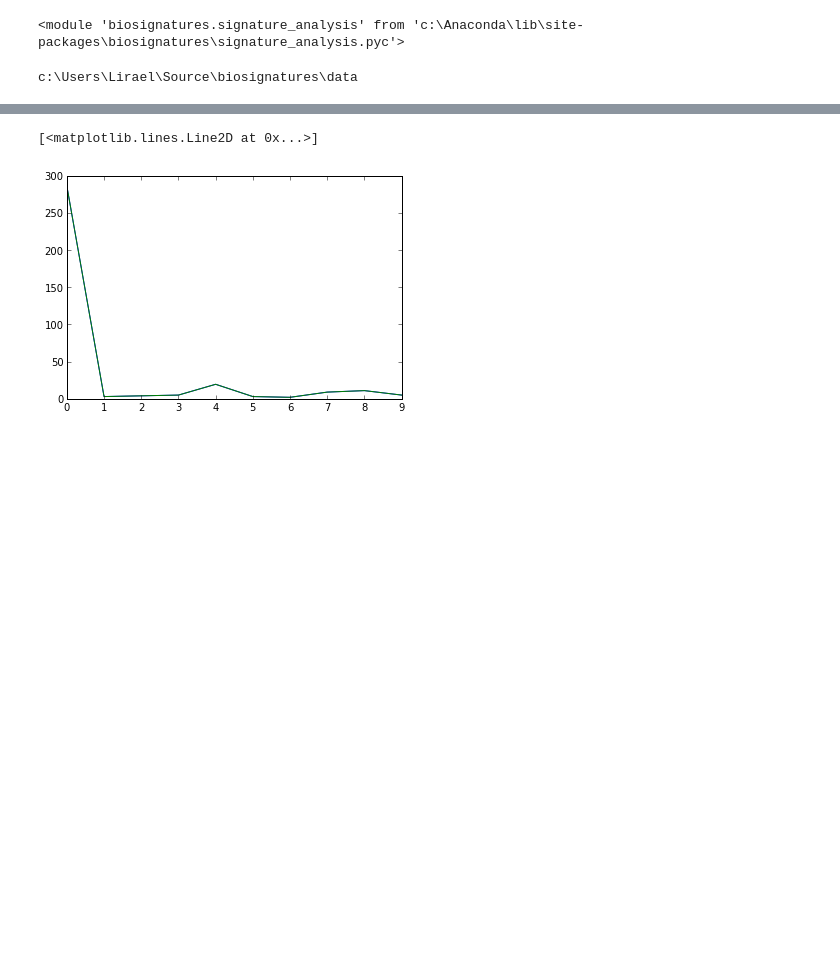
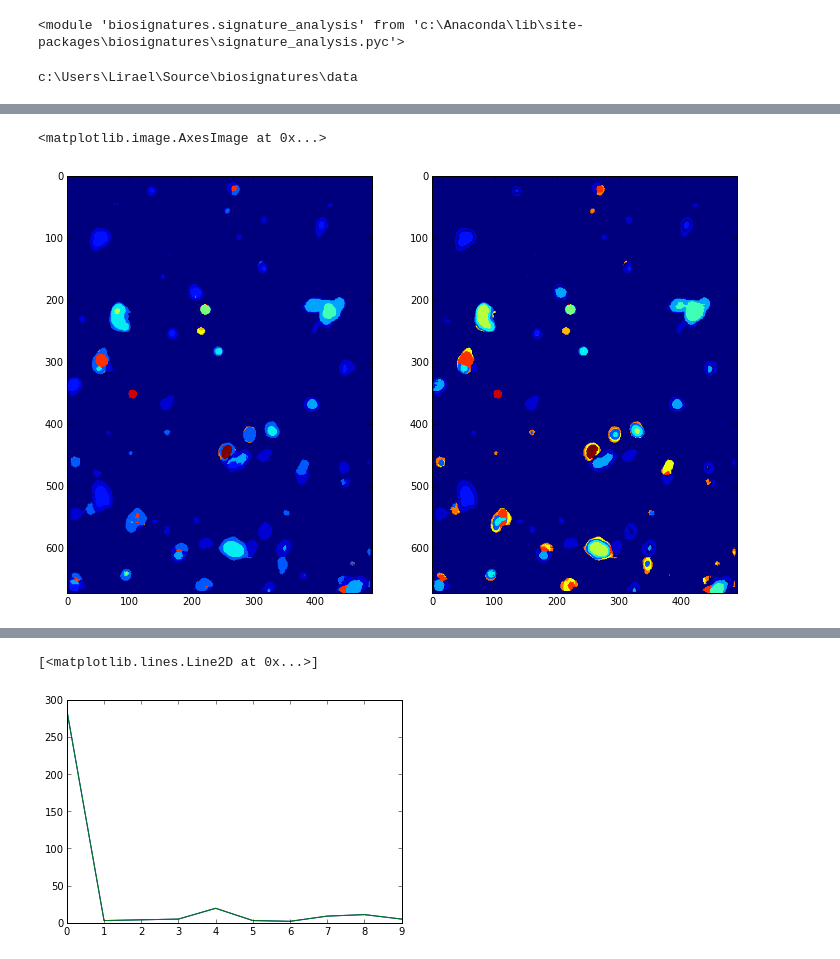
Before and after one commit to klchan13/biosignatures, a Jupyter notebook: notebooks/06-13-14 - Testing more reassignments.ipynb, the cells around one changed output, grey strips where cells are left out. Saved outputs shown, nothing was run; the diff lists cells and outputs as text; code cells hidden in the pictures; blank space fills up the shorter version.

```diff
--- a/notebooks/06-13-14 - Testing more reassignments.ipynb
+++ b/notebooks/06-13-14 - Testing more reassignments.ipynb
@@ -160,9 +156,10 @@ err = np.sum((prev_iqr - cur_iqr)/np.median(np.concatenate([prev_medians, cur_me
 # %%
-itr = 40
-sigs = np.copy(med_forw_sigs)
+sigs = np.copy(med_back_sigs)
+err_arr = np.array([np.sum(abs(prev_iqr - cur_iqr))])
 
-err_arr = np.zeros(itr)
-for i in np.arange(itr):
+itr = 0
+while err_arr[len(err_arr)-1] > 0:
+    itr = itr + 1
     fin_sig_list = reclassification(lin_data_alt, sigs, minReassignPix=115)
     mask_list = []
     for idx in np.arange(len(fin_sig_list)):
@@ -170,12 +167,16 @@ for i in np.arange(itr):
         this_mask[0, (fin_sig_list[idx],)] = 1
         mask_list.append(this_mask)
 
-    prev_iqr = sa.sig_iqr(lin_data, sigs)
-    cur_iqr = sa.sig_iqr(lin_data, mask_list)
+    prev_iqr = sa.sig_iqr(lin_data_alt, sigs)
+    cur_iqr = sa.sig_iqr(lin_data_alt, mask_list)
 
     prev_medians = sa.signature_medians(sigs, lin_data_alt)
     cur_medians = sa.signature_medians(mask_list, lin_data_alt)
 
-    err_arr[i] = np.sum((prev_iqr - cur_iqr)/np.median(np.concatenate([prev_medians, cur_medians]), 0))
+    this_err = np.sum(abs(prev_iqr - cur_iqr))
+    if itr == 0:
+        err_arr = np.array([this_err])
+    else:
+        err_arr = np.concatenate((err_arr, np.array([this_err])))
 
     sigs = mask_list
@@ -181,0 +220,10 @@ for i in np.arange(itr):
+# %%
+figure(figsize=(12, 10))
+plt.subplot(121)
+imshow(bsu.signature_map(med_forw_sigs, 491, 673))
+
+plt.subplot(122)
+imshow(bsu.signature_map(sigs, 491, 673))
+# %% [output]
+<matplotlib.image.AxesImage at 0x...>
+[figure, added]
```
Also changed, not shown: parts of 25 cells of this notebook, 3 other files.
